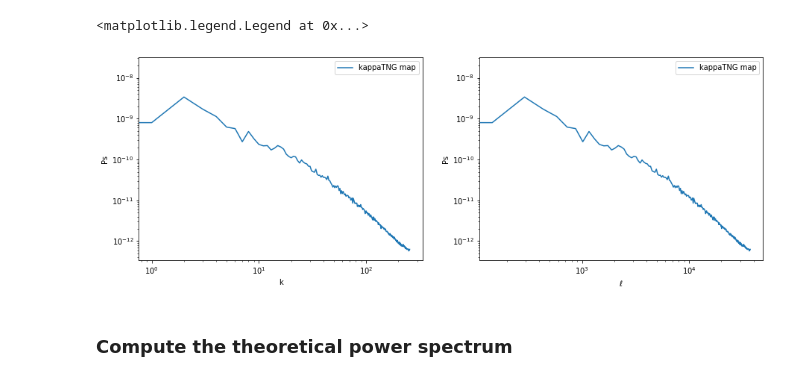
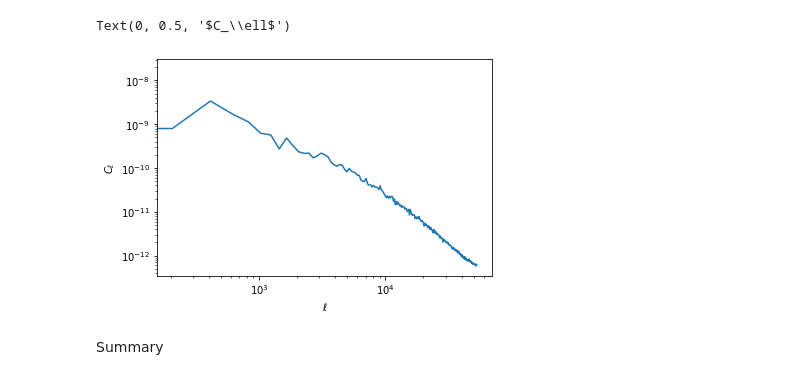
Before and after one commit to CosmoStat/Tutorials, a Jupyter notebook: WL_power_spectrum.ipynb, the cells around one changed output. Cells and saved outputs as stored; diff of their text form; code cells hidden in the pictures.

```diff
--- a/WL_power_spectrum.ipynb
+++ b/WL_power_spectrum.ipynb
@@ -16,0 +165,5 @@ colorbar()
+# %%
+center = data_ft.shape[0]/2
+v, u = np.indices((image.shape))
+k = np.sqrt((u - center)**2 + (v - center)**2)
+k = k.astype('int32')
@@ -16,0 +196,4 @@ colorbar()
+# %%
+tbin = np.bincount(k.ravel(), power_spectrum_2d.ravel())
+nr = np.bincount(k.ravel())
+radialprofile = tbin / nr
@@ -16,0 +204,5 @@ colorbar()
+# %%
+nyquist = np.int(data_ft_shifted.shape[0] / 2)
+print(nyquist)
+
+power_spectrum_1d = radialprofile[:nyquist]
@@ -17 +226,20 @@ colorbar()
+# %%
+resolution_ktng = 0.29 # pixel resolution: 0.29 arcmin/pixel
+pixel_size_ktng = np.pi * resolution_ktng / 180. / 60. #rad/pixel
+
+power_spectrum_1d *= (pixel_size_ktng)**2 / 512**2 # [rad^2]
+
+ks = np.arange(power_spectrum_1d.shape[0])
+ell = 2. * np.pi * ks / pixel_size_ktng / 360. # [rad^-1]
+# %%
+#@title `power_spectrum_1d` angular ell
+
+loglog(ell, power_spectrum_1d)
+xlabel(r'$\ell$')
+ylabel(r'$C_\ell$')
+# %% [output]
+Text(0, 0.5, '$C_\\ell$')
+[figure, added]
+# %% [markdown]
+Summary
 # %%
@@ -59,19 +283,0 @@ ell, ps_example = measure_power_spectrum(ktng_map, pixel_size)
-# %%
-figure(figsize=(15,5))
-subplot(121)
-k = np.arange(ps_example.shape[0])
-plt.loglog(k, ps_example, label='kappaTNG map')
-xlabel('k')
-ylabel('Ps')
-legend()
-
-subplot(122)
-plt.loglog(ell, ps_example, label='kappaTNG map')
-xlabel('$\ell$')
-ylabel('Ps')
-legend()
-# %% [output]
-<matplotlib.legend.Legend at 0x...>
-[figure, removed]
-# %% [markdown]
-### Compute the theoretical power spectrum
```
Also changed, not shown: parts of 62 cells of this notebook.
